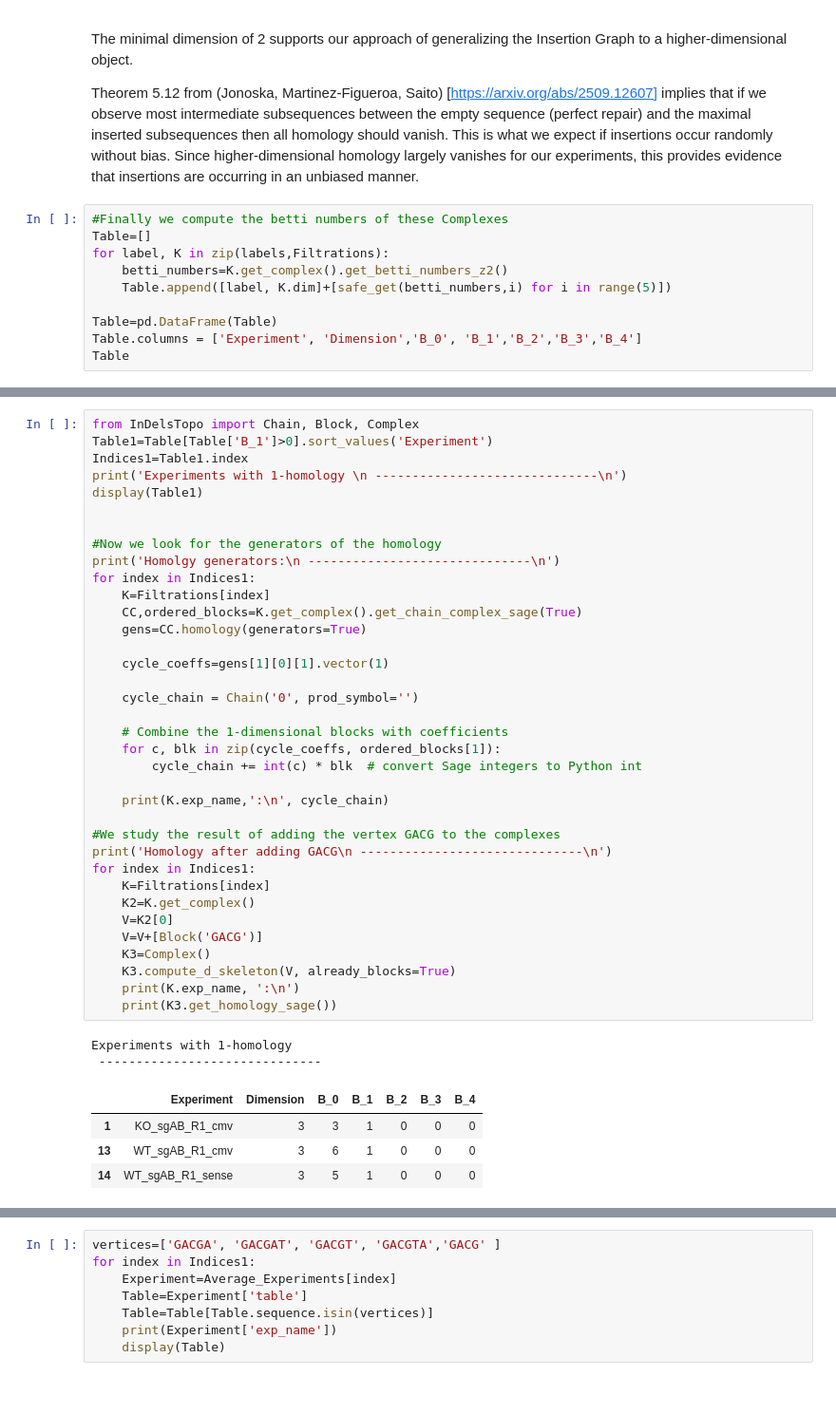
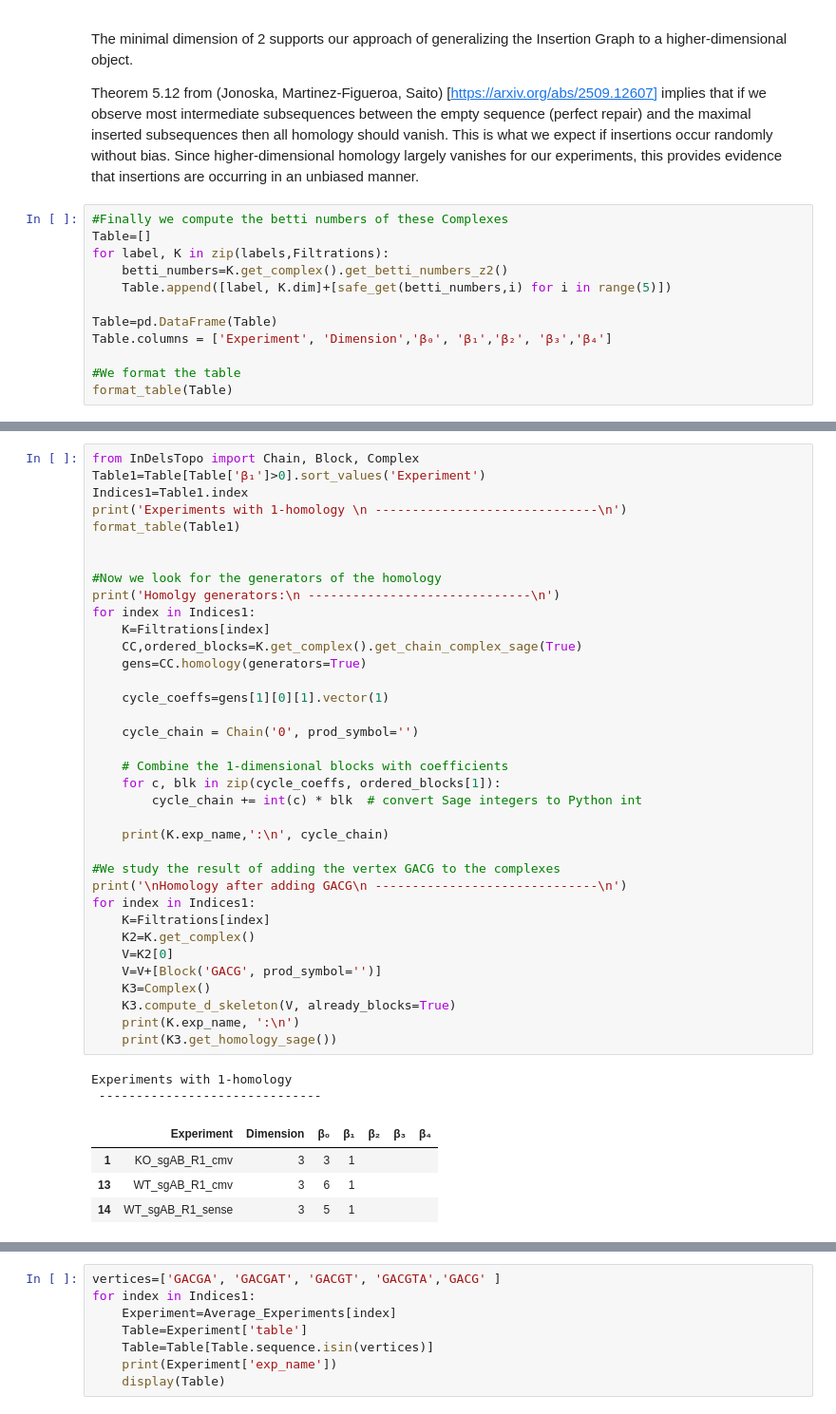
Before and after one commit to USF-DNA-Knot-Math/InDelsTopo, a Jupyter notebook: examples/Example1_DNA_dsb_repair/2_DNA_DSB_InDelsTopo_AvgAnalysis.ipynb, the cells around one changed output, grey strips where cells are left out. Shown at 95% size. Saved outputs shown, nothing was run; the diff lists cells and outputs as text.

```diff
--- a/examples/Example1_DNA_dsb_repair/2_DNA_DSB_InDelsTopo_AvgAnalysis.ipynb
+++ b/examples/Example1_DNA_dsb_repair/2_DNA_DSB_InDelsTopo_AvgAnalysis.ipynb
@@ -144,6 +145,8 @@ for label, K in zip(labels,Filtrations):
     Table.append([label, K.dim]+[safe_get(betti_numbers,i) for i in range(5)])
 
 Table=pd.DataFrame(Table)
-Table.columns = ['Experiment', 'Dimension','B_0', 'B_1','B_2','B_3','B_4']
-Table
+Table.columns = ['Experiment', 'Dimension','β₀', 'β₁','β₂', 'β₃','β₄']
+
+#We format the table
+format_table(Table)
 # %% [output]
@@ -176,47 +271,47 @@ $$GACGA, \; GACGAT, \; GACGT, \; GACGTA.$$
 Notably, if we add the fifth vertex $GACG$, the cycle disappears. Computing the homology of the complexes after including this vertex confirms that it alone is sufficient to eliminate all higher-dimensional ($\geq 1$) homology.
 # %%
 from InDelsTopo import Chain, Block, Complex
-Table1=Table[Table['B_1']>0].sort_values('Experiment')
+Table1=Table[Table['β₁']>0].sort_values('Experiment')
 Indices1=Table1.index
 print('Experiments with 1-homology \n ------------------------------\n')
-display(Table1)
+format_table(Table1)
 
 
 #Now we look for the generators of the homology
 print('Homolgy generators:\n ------------------------------\n')
 for index in Indices1:
     K=Filtrations[index]
     CC,ordered_blocks=K.get_complex().get_chain_complex_sage(True)
     gens=CC.homology(generators=True)
 
     cycle_coeffs=gens[1][0][1].vector(1)
 
     cycle_chain = Chain('0', prod_symbol='')
 
     # Combine the 1-dimensional blocks with coefficients
     for c, blk in zip(cycle_coeffs, ordered_blocks[1]):
         cycle_chain += int(c) * blk  # convert Sage integers to Python int
 
     print(K.exp_name,':\n', cycle_chain)
 
 #We study the result of adding the vertex GACG to the complexes
-print('Homology after adding GACG\n ------------------------------\n')
+print('\nHomology after adding GACG\n ------------------------------\n')
 for index in Indices1:
     K=Filtrations[index]
     K2=K.get_complex()
     V=K2[0]
-    V=V+[Block('GACG')]
+    V=V+[Block('GACG', prod_symbol='')]
     K3=Complex()
     K3.compute_d_skeleton(V, already_blocks=True)
     print(K.exp_name, ':\n')
     print(K3.get_homology_sage())
 # %% [output]
 Experiments with 1-homology
  ------------------------------
-|  | Experiment | Dimension | B_0 | B_1 | B_2 | B_3 | B_4 |
-| 1 | KO_sgAB_R1_cmv | 3 | 3 | 1 | 0 | 0 | 0 |
-| 13 | WT_sgAB_R1_cmv | 3 | 6 | 1 | 0 | 0 | 0 |
-| 14 | WT_sgAB_R1_sense | 3 | 5 | 1 | 0 | 0 | 0 |
+|  | Experiment | Dimension | β₀ | β₁ | β₂ | β₃ | β₄ |
+| 1 | KO_sgAB_R1_cmv | 3 | 3 | 1 |  |  |  |
+| 13 | WT_sgAB_R1_cmv | 3 | 6 | 1 |  |  |  |
+| 14 | WT_sgAB_R1_sense | 3 | 5 | 1 |  |  |  |
 Homolgy generators:
  ------------------------------
 
```
Also changed, not shown: parts of 8 cells of this notebook, 3 other files.
